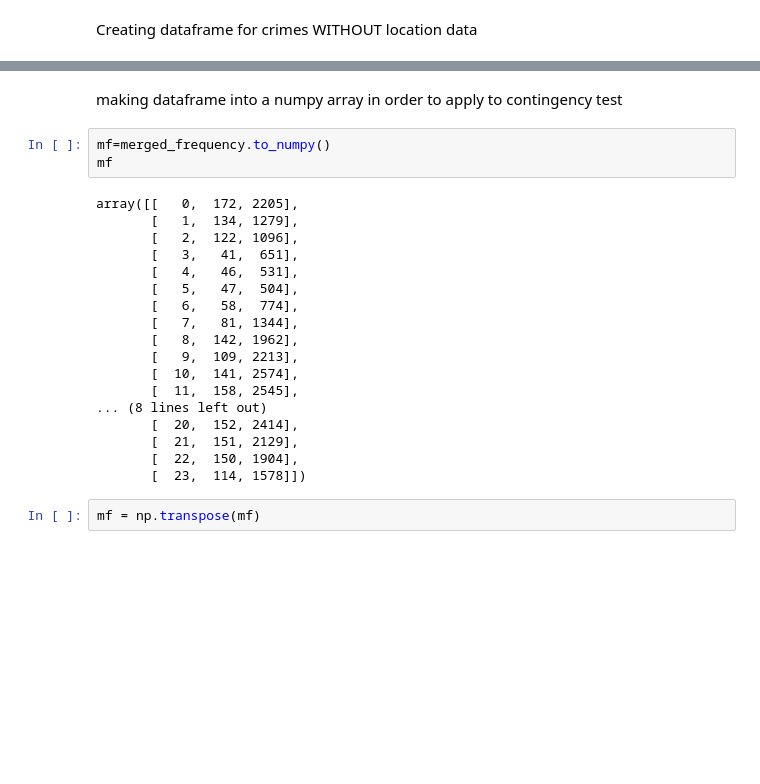
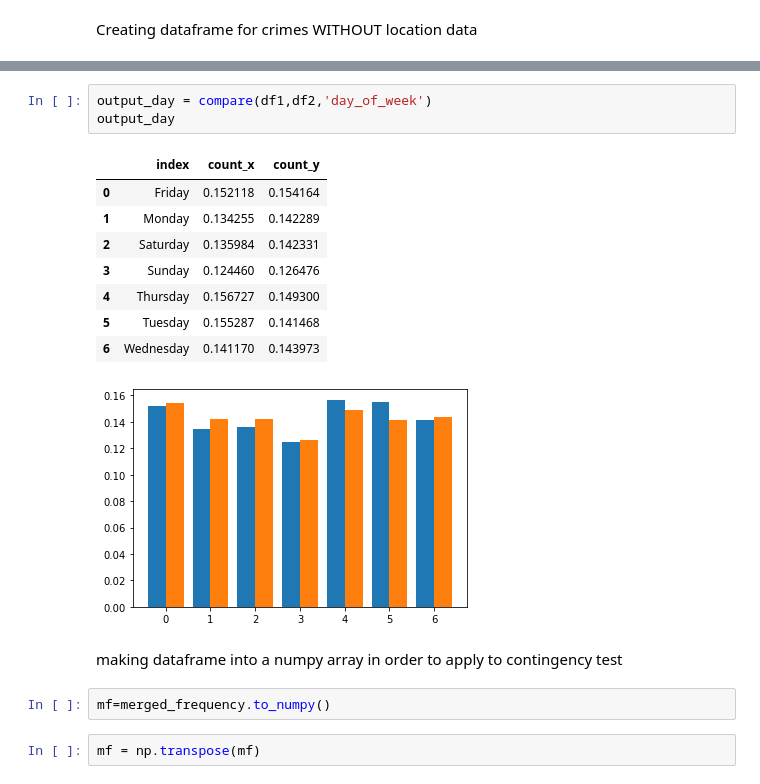
Before and after one commit to Albina-C/DH-Social-Good, a Jupyter notebook: Social-Good-Analysis.ipynb, the cells around one changed output, grey strips where cells are left out. Saved outputs shown, nothing was run; the diff lists cells and outputs as text; blank space fills up the shorter version.

```diff
--- a/Social-Good-Analysis.ipynb
+++ b/Social-Good-Analysis.ipynb
@@ -152,26 +129,20 @@ plt.bar(merged_frequency['hour'], merged_frequency['count_y'])
+# %%
+output_day = compare(df1,df2,'day_of_week')
+output_day
+# %% [output]
+|  | index | count_x | count_y |
+| 0 | Friday | 0.152118 | 0.154164 |
+| 1 | Monday | 0.134255 | 0.142289 |
+| 2 | Saturday | 0.135984 | 0.142331 |
+| 3 | Sunday | 0.124460 | 0.126476 |
+| 4 | Thursday | 0.156727 | 0.149300 |
+| 5 | Tuesday | 0.155287 | 0.141468 |
+| 6 | Wednesday | 0.141170 | 0.143973 |
+[figure, added]
 # %% [markdown]
 making dataframe into a numpy array in order to apply to contingency test
 # %%
 mf=merged_frequency.to_numpy()
-mf
-# %% [output]
-array([[   0,  172, 2205],
-       [   1,  134, 1279],
-       [   2,  122, 1096],
-       [   3,   41,  651],
-       [   4,   46,  531],
-       [   5,   47,  504],
-       [   6,   58,  774],
-       [   7,   81, 1344],
-       [   8,  142, 1962],
-       [   9,  109, 2213],
-       [  10,  141, 2574],
-       [  11,  158, 2545],
-... (8 lines left out)
-       [  20,  152, 2414],
-       [  21,  151, 2129],
-       [  22,  150, 1904],
-       [  23,  114, 1578]])
 # %%
 mf = np.transpose(mf)
 # %%
```
Also changed, not shown: parts of 22 cells of this notebook.
